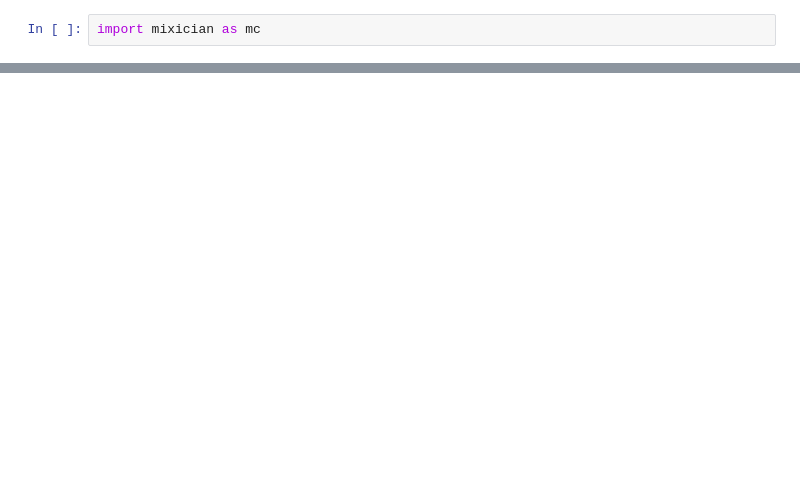
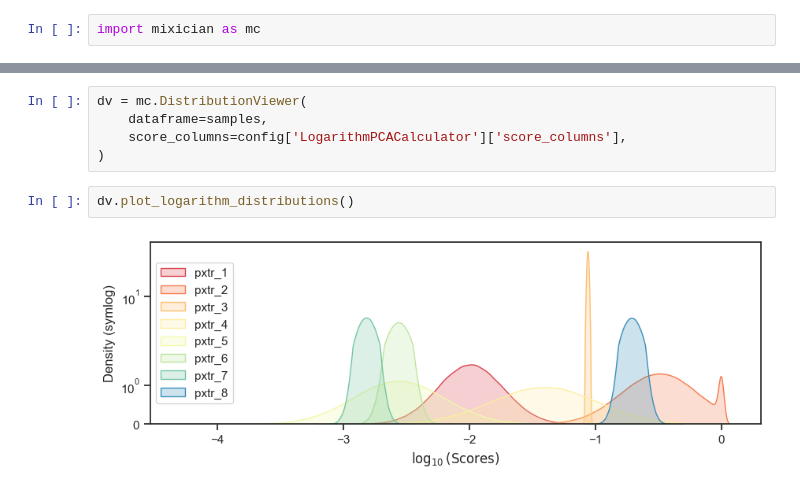
Before and after one commit to yinsn/Mixician, a Jupyter notebook: src/mixician/examples/calculate_value_based_ensemble_score/value_based_ensemble_score.ipynb, the cells around one changed output, grey strips where cells are left out. Cells and saved outputs as stored; diff of their text form; blank space fills up the shorter version.

Commit message:
Implemented the distribution visualization module

```diff
--- a/src/mixician/examples/calculate_value_based_ensemble_score/value_based_ensemble_score.ipynb
+++ b/src/mixician/examples/calculate_value_based_ensemble_score/value_based_ensemble_score.ipynb
@@ -33 +35,10 @@ config = mc.load_config(
+# %%
+dv = mc.DistributionViewer(
+    dataframe=samples,
+    score_columns=config['LogarithmPCACalculator']['score_columns'],
+)
+# %%
+dv.plot_logarithm_distributions()
+# %% [output]
+[figure, added]
 # %%
```
Also changed, not shown: parts of 7 cells of this notebook, 13 other files.
